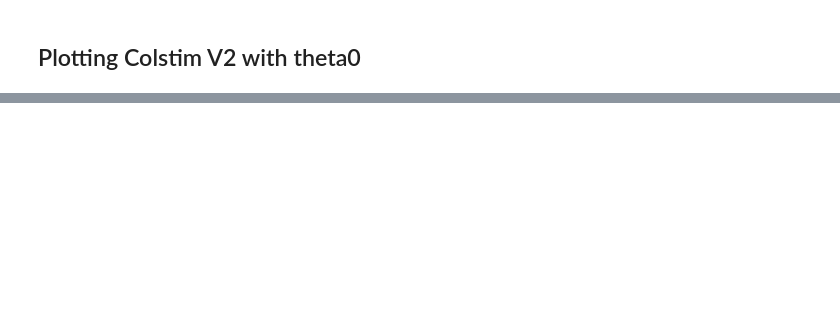
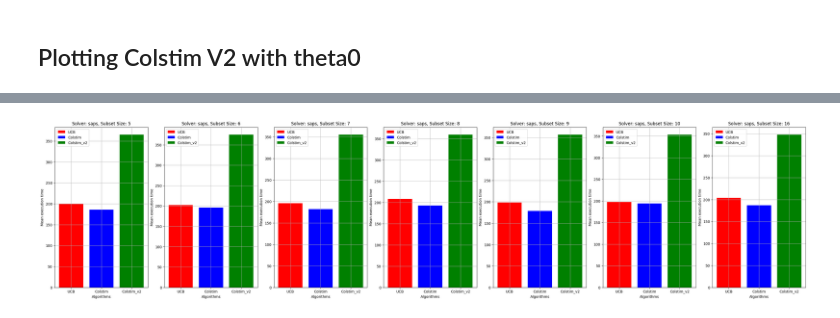
Before and after one commit to sshivam95/Multi-Dueling-Bandits, a Jupyter notebook: test.ipynb, the cells around one changed output, grey strips where cells are left out. Saved outputs shown, nothing was run; the diff lists cells and outputs as text; code cells hidden in the pictures; blank space fills up the shorter version.

```diff
--- a/test.ipynb
+++ b/test.ipynb
@@ -249,0 +227,5 @@ plt.show()
+# %%
+directory = "Execution_times_results_theta0"
+plot_execution_times(algorithms, solvers, subset_size, colors, directory, single_solver=True)
+# %% [output]
+[figure, added]
```
Also changed, not shown: parts of 13 cells of this notebook, 35 other files.
